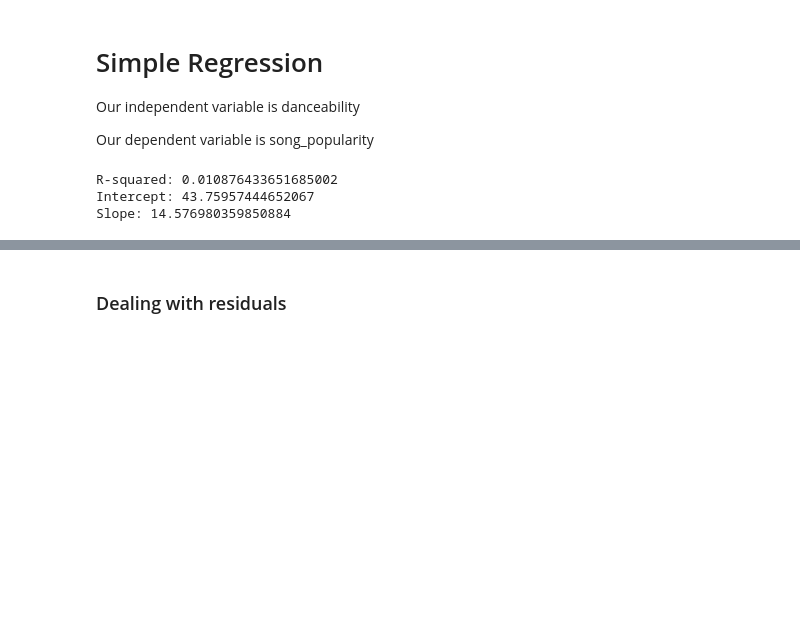
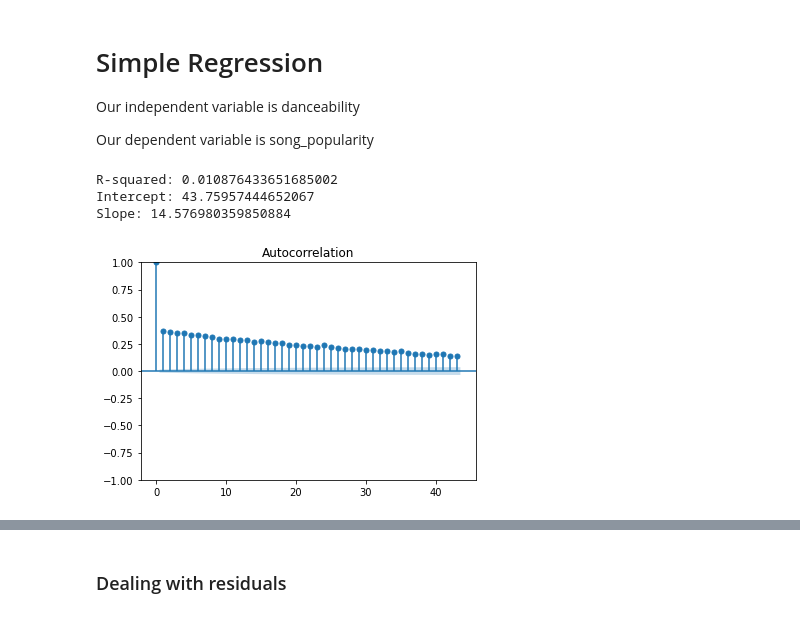
Before and after one commit to Viperxyzzz/Statistical-Learning-Models, a Jupyter notebook: proj1/regression.ipynb, the cells around one changed output, grey strips where cells are left out. Drawn from its saved outputs; the diff is of its cells as text; code cells hidden in the pictures; blank space fills up the shorter version.

```diff
--- a/proj1/regression.ipynb
+++ b/proj1/regression.ipynb
@@ -28,14 +26,21 @@ model = linear_model.LinearRegression().fit(X, y)
 # %%
 from sklearn.metrics import r2_score
+model = linear_model.LinearRegression().fit(X, y)
 y_pred = model.predict(X)
 r_squared = r2_score(y, y_pred)
 intercept = model.intercept_
 slope = model.coef_[0]
 
 print("R-squared:", r_squared)
 print("Intercept:", intercept)
 print("Slope:", slope)
+
+
+from statsmodels.graphics.tsaplots import plot_acf
+plot_acf(df['song_popularity'])
+plt.show()
 # %% [output]
 R-squared: 0.010876433651685002
 Intercept: 43.75957444652067
 Slope: 14.576980359850884
+[figure, added]
```
Also changed, not shown: parts of 20 cells of this notebook.
